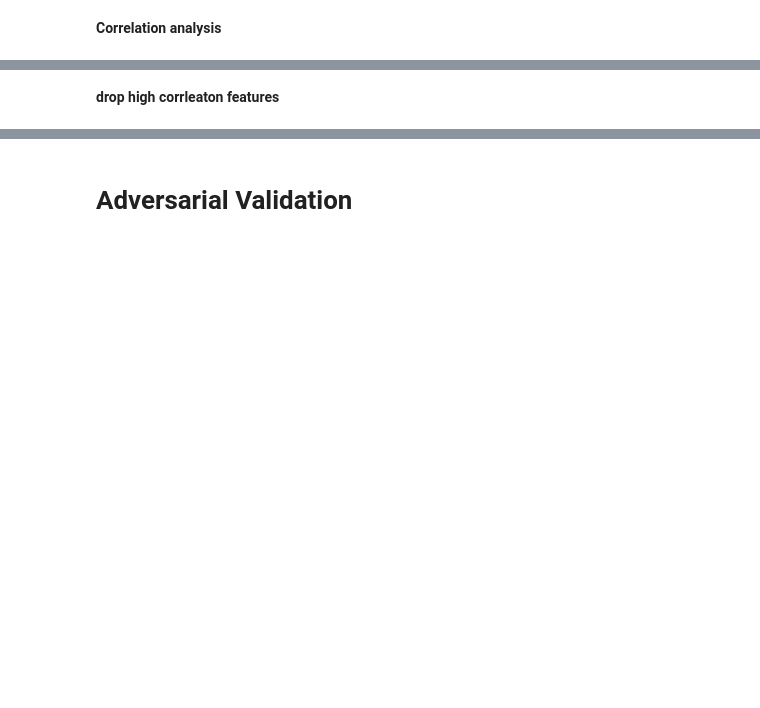
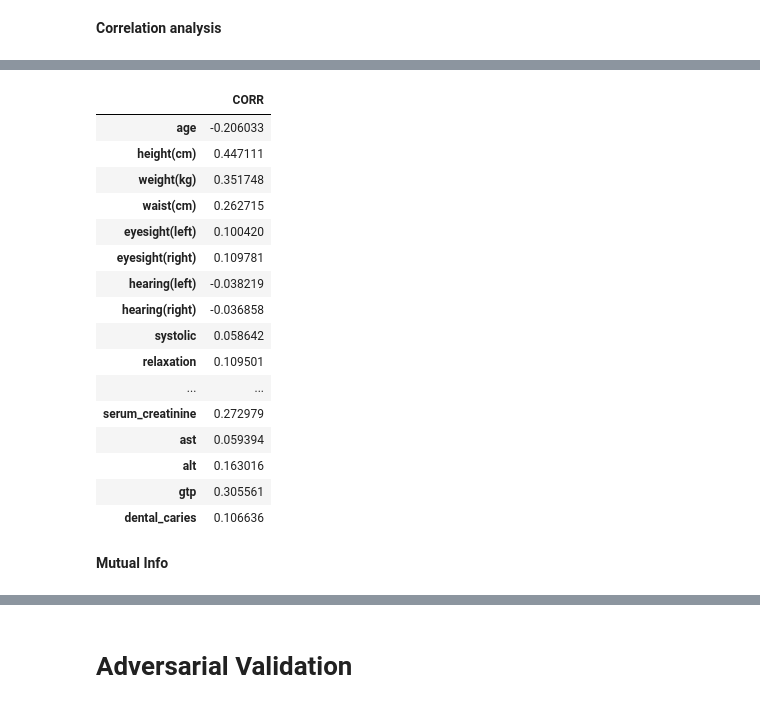
Before and after one commit to zx-99/ml-zoomcamp2025, a Jupyter notebook: 07-mid_project/notebook.ipynb, the cells around one changed output, grey strips where cells are left out. Cells and saved outputs as stored; diff of their text form; code cells hidden in the pictures; blank space fills up the shorter version.

```diff
--- a/07-mid_project/notebook.ipynb
+++ b/07-mid_project/notebook.ipynb
@@ -82,2 +142,0 @@ corr_matrix[abs(corr_matrix) >= 0.8]
-# %% [markdown]
-**drop high corrleaton features**
@@ -88,8 +143,23 @@ corr_matrix[abs(corr_matrix) >= 0.8]
 # %%
-# new correlation matrix
-corr_matrix = df_full_train.corr()
-
 # corrleation with target variable
 df_corr = corr_matrix['smoking'].to_frame(name='CORR').drop(index='smoking')
 
 df_corr
+# %% [output]
+|  | CORR |
+| age | -0.206033 |
+| height(cm) | 0.447111 |
+| weight(kg) | 0.351748 |
+| waist(cm) | 0.262715 |
+| eyesight(left) | 0.100420 |
+| eyesight(right) | 0.109781 |
+| hearing(left) | -0.038219 |
+| hearing(right) | -0.036858 |
+| systolic | 0.058642 |
+| relaxation | 0.109501 |
+| ... | ... |
+| serum_creatinine | 0.272979 |
+| ast | 0.059394 |
+| alt | 0.163016 |
+| gtp | 0.305561 |
+| dental_caries | 0.106636 |
@@ -101,3 +166,5 @@ def calculate_mi(series):
+# %% [markdown]
+**Mutual Info**
 # %%
 df_mi = df_full_train.drop(columns='smoking').apply(calculate_mi)
 df_mi = df_mi.to_frame(name='MI')
```
Also changed, not shown: parts of 39 cells of this notebook, 1 other file.
